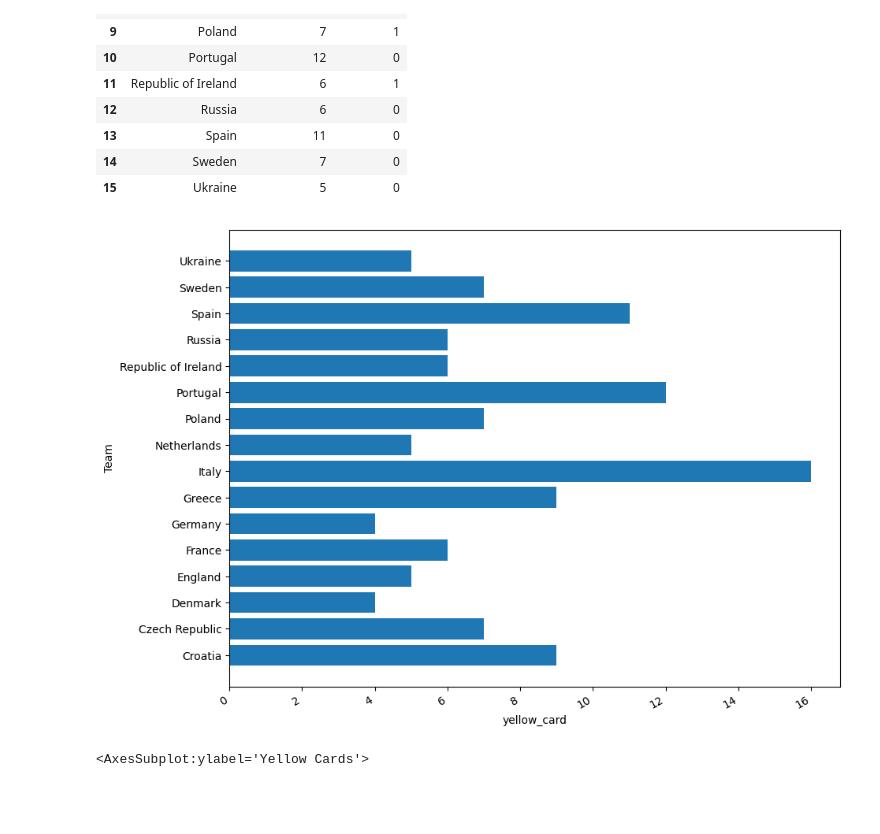
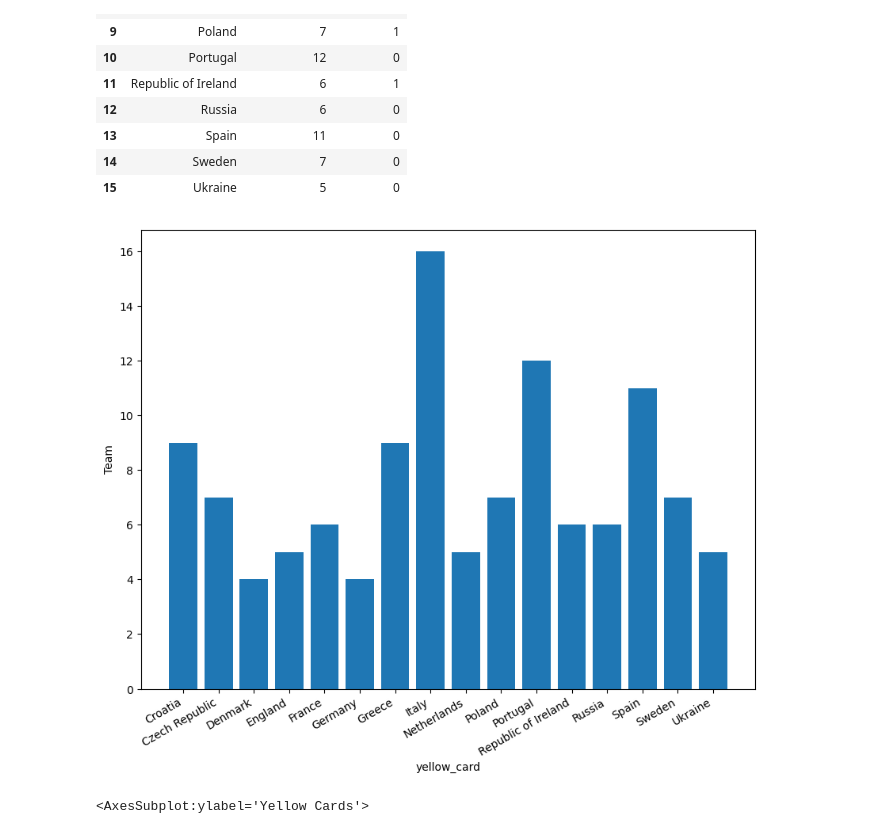
Before and after one commit to samson6702/pandas_exercises, a Jupyter notebook: 02_Filtering_&_Sorting/Euro12/Exercises.ipynb, the cells around one changed output. Saved outputs shown, nothing was run; the diff lists cells and outputs as text; code cells hidden in the pictures; blank space fills up the shorter version.

```diff
--- a/02_Filtering_&_Sorting/Euro12/Exercises.ipynb
+++ b/02_Filtering_&_Sorting/Euro12/Exercises.ipynb
@@ -128,16 +128,16 @@ discipline
 | 14 | Sweden | 7 | 0 |
 | 15 | Ukraine | 5 | 0 |
 # %%
-X =euro12['Team'].head(20)
-Y =euro12['Yellow Cards'].head(20)
+X =euro12['Team']
+Y =euro12['Yellow Cards']
 fig = plt.figure(figsize=(10,10))
-plt.barh(X,Y)
+plt.bar(X,Y)
 plt.xlabel('yellow_card')
 plt.ylabel('Team')
 fig.autofmt_xdate(bottom= 0.3 ,rotation=30)
 plt.show()
 # %% [output]
-[figure, old version]
+[figure, new version]
 # %%
 (euro12['Yellow Cards'].value_counts().head(16)).plot(kind ='pie',autopct='%1.1f%%',  legend =False)
 # %% [output]
```
Also changed, not shown: 26 other files.
